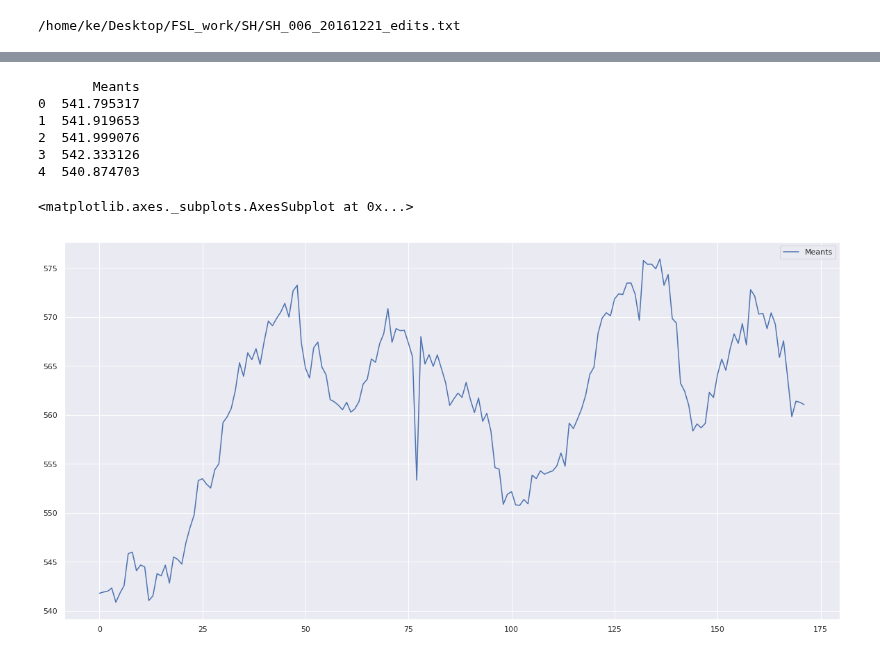
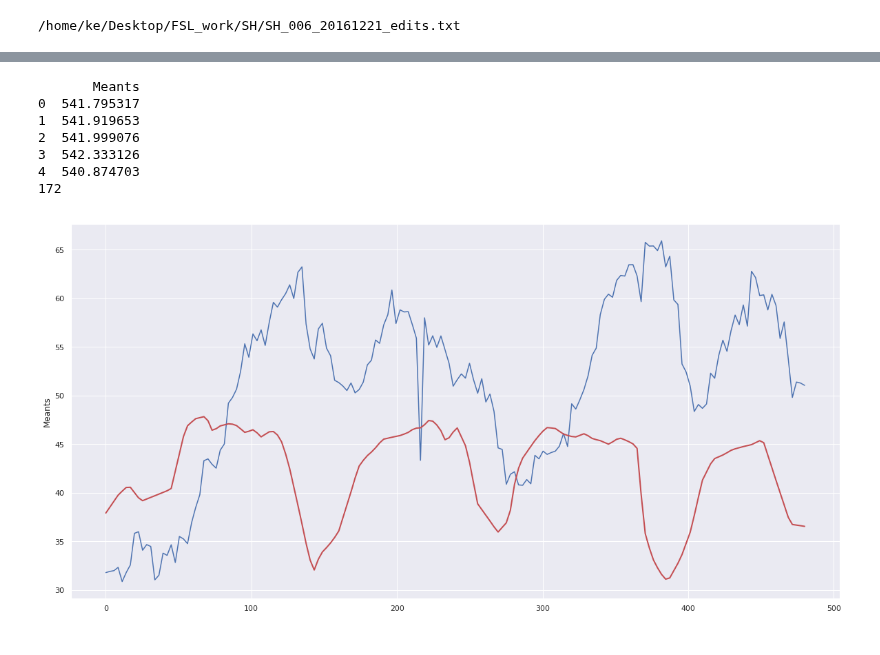
Before and after one commit to jacek257/Project-Chocolate, a Jupyter notebook: Jupyter/Peak_Finder.ipynb, the cells around one changed output, grey strips where cells are left out. Saved outputs shown, nothing was run; the diff lists cells and outputs as text; code cells hidden in the pictures.

```diff
--- a/Jupyter/Peak_Finder.ipynb
+++ b/Jupyter/Peak_Finder.ipynb
@@ -55,11 +57,11 @@ if path:
 #    print(df.iloc[high_CO2].head())
 #    print(df.iloc[high_CO2].CO2.head())
 
-    O2_df = df.iloc[low_O2].O2
-    CO2_df = df.iloc[high_CO2].CO2
+    O2_df = df.iloc[low_O2]
+    CO2_df = df.iloc[high_CO2]
 
-#    print(O2_df.head())
-#    print(CO2_df.head())
+    print(O2_df.head())
+    print(CO2_df.head())
 
 #    os.mkdir(path+file[:len(file)-4])
 #    save_path = path+file[:len(file)-4]+'/O2_contrast.txt'
@@ -102,15 +116,22 @@ if path:
 # %%
 b_path = "/home/ke/Desktop/FSL_work/SH_info/SH006/BOLD/meants_corrected.txt"
-# %%
-data = pd.read_csv(b_path, index_col=False, names=['Meants'], skiprows=3)
-print(data.head())
-sns.lineplot(data=data)
-# %% [output]
-       Meants
-0  541.795317
-1  541.919653
-2  541.999076
-3  542.333126
-4  540.874703
-<matplotlib.axes._subplots.AxesSubplot at 0x...>
-[figure, removed]
+# %%
+data_series = pd.read_csv(b_path, index_col=False, names=['Meants'], skiprows=3)
+print(data.head())
+sns.lineplot(x=np.linspace(0,480, len(data_series)), y=data_series.Meants-510)
+
+print(len(data_series))
+
+CO2_fxn = interpolate.interp1d(CO2_df.Time*60, CO2_df.CO2, fill_value='extrapolate')
+et_CO2 = CO2_fxn(np.linspace(0,480, len(data_series)))
+sns.lineplot(x=np.linspace(0,480, len(data_series)), y=et_CO2, linewidth=2, color='r')
+plt.show()
+# %% [output]
+       Meants
+0  541.795317
+1  541.919653
+2  541.999076
+3  542.333126
+4  540.874703
+172
+[figure, added]
```
Also changed, not shown: parts of 4 cells of this notebook.
